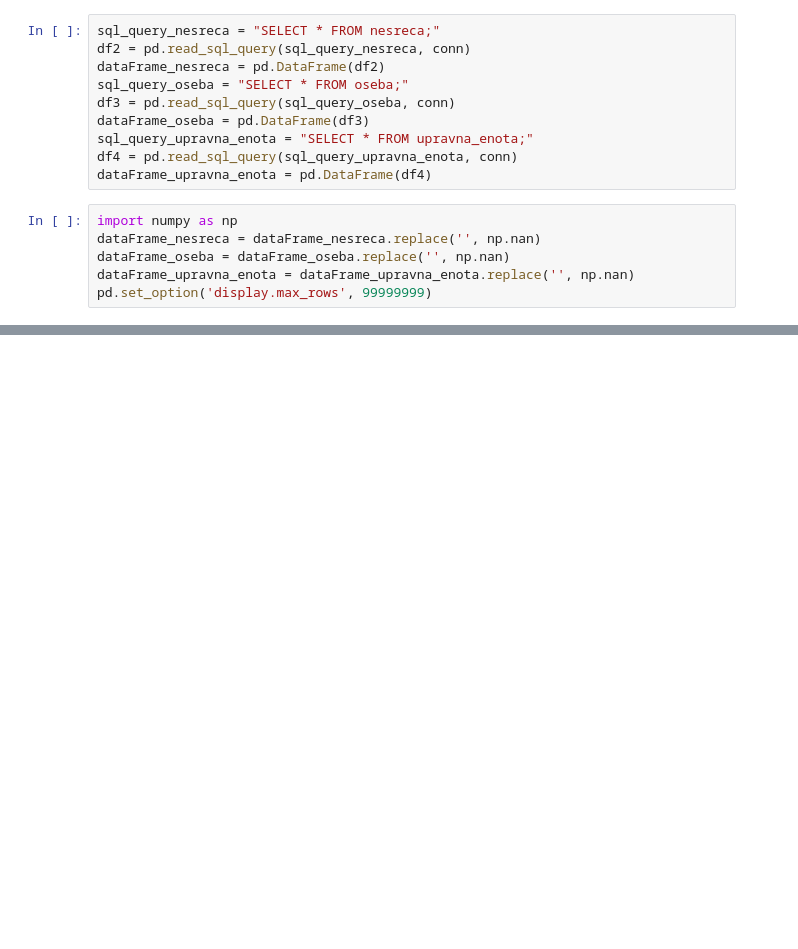
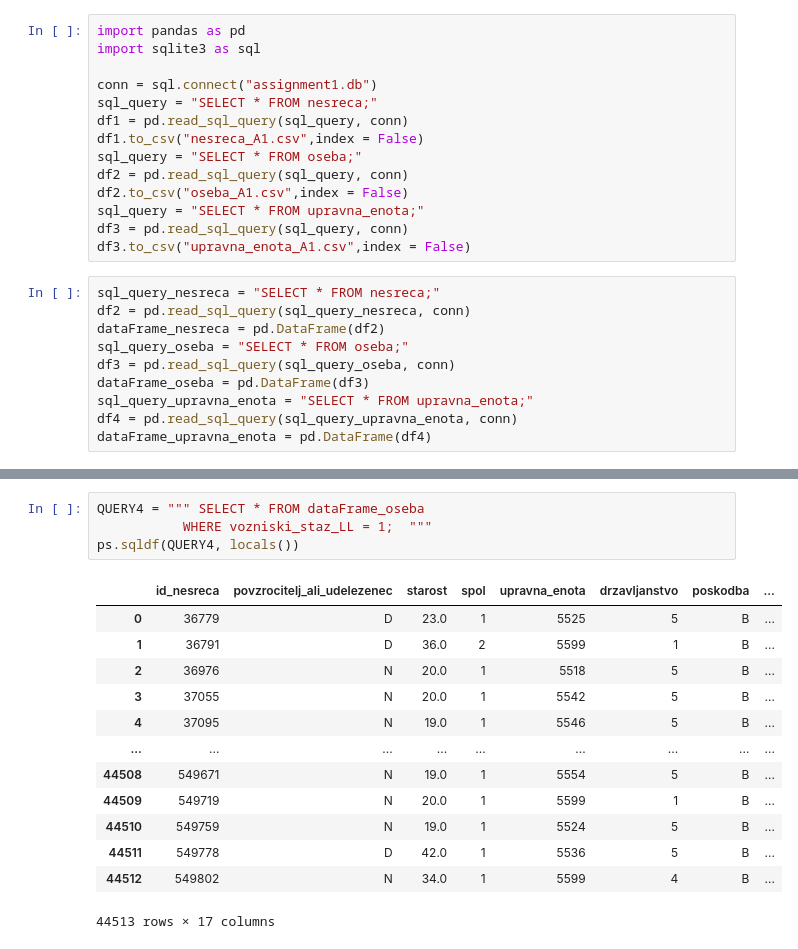
Before and after one commit to jasonachkar/COMP333_A1, a Jupyter notebook: Assignment1.ipynb, the cells around one changed output, grey strips where cells are left out. Cells and saved outputs as stored; diff of their text form; blank space fills up the shorter version.

```diff
--- a/Assignment1.ipynb
+++ b/Assignment1.ipynb
@@ -9,3 +1,17 @@ df1.to_csv("a1db.csv")
+# %%
+import pandas as pd
+import sqlite3 as sql
+
+conn = sql.connect("assignment1.db")
+sql_query = "SELECT * FROM nesreca;"
+df1 = pd.read_sql_query(sql_query, conn)
+df1.to_csv("nesreca_A1.csv",index = False)
+sql_query = "SELECT * FROM oseba;"
+df2 = pd.read_sql_query(sql_query, conn)
+df2.to_csv("oseba_A1.csv",index = False)
+sql_query = "SELECT * FROM upravna_enota;"
+df3 = pd.read_sql_query(sql_query, conn)
+df3.to_csv("upravna_enota_A1.csv",index = False)
 # %%
 sql_query_nesreca = "SELECT * FROM nesreca;"
 df2 = pd.read_sql_query(sql_query_nesreca, conn)
@@ -16,10 +22,4 @@ dataFrame_oseba = pd.DataFrame(df3)
 sql_query_upravna_enota = "SELECT * FROM upravna_enota;"
 df4 = pd.read_sql_query(sql_query_upravna_enota, conn)
 dataFrame_upravna_enota = pd.DataFrame(df4)
-# %%
-import numpy as np
-dataFrame_nesreca = dataFrame_nesreca.replace('', np.nan)
-dataFrame_oseba = dataFrame_oseba.replace('', np.nan)
-dataFrame_upravna_enota = dataFrame_upravna_enota.replace('', np.nan)
-pd.set_option('display.max_rows', 99999999)
 # %%
@@ -35,0 +66,18 @@ print(dataFrame_nesreca.groupby("stanje_povrsina_vozisce").size().reset_index(na
+# %%
+QUERY4 = """ SELECT * FROM dataFrame_oseba
+           WHERE vozniski_staz_LL = 1;  """
+ps.sqldf(QUERY4, locals())
+# %% [output]
+|  | id_nesreca | povzrocitelj_ali_udelezenec | starost | spol | upravna_enota | drzavljanstvo | poskodba | ... |
+| 0 | 36779 | D | 23.0 | 1 | 5525 | 5 | B | ... |
+| 1 | 36791 | D | 36.0 | 2 | 5599 | 1 | B | ... |
+| 2 | 36976 | N | 20.0 | 1 | 5518 | 5 | B | ... |
+| 3 | 37055 | N | 20.0 | 1 | 5542 | 5 | B | ... |
+| 4 | 37095 | N | 19.0 | 1 | 5546 | 5 | B | ... |
+| ... | ... | ... | ... | ... | ... | ... | ... | ... |
+| 44508 | 549671 | N | 19.0 | 1 | 5554 | 5 | B | ... |
+| 44509 | 549719 | N | 20.0 | 1 | 5599 | 1 | B | ... |
+| 44510 | 549759 | N | 19.0 | 1 | 5524 | 5 | B | ... |
+| 44511 | 549778 | D | 42.0 | 1 | 5536 | 5 | B | ... |
+| 44512 | 549802 | N | 34.0 | 1 | 5599 | 4 | B | ... |
+44513 rows × 17 columns
```
Also changed, not shown: parts of 8 cells of this notebook.
